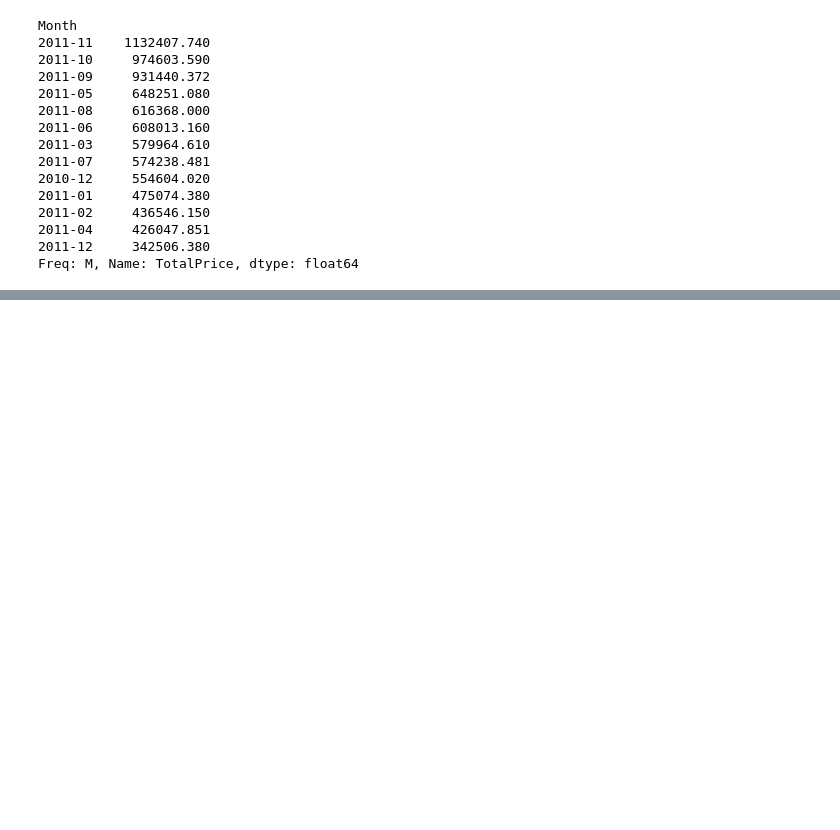
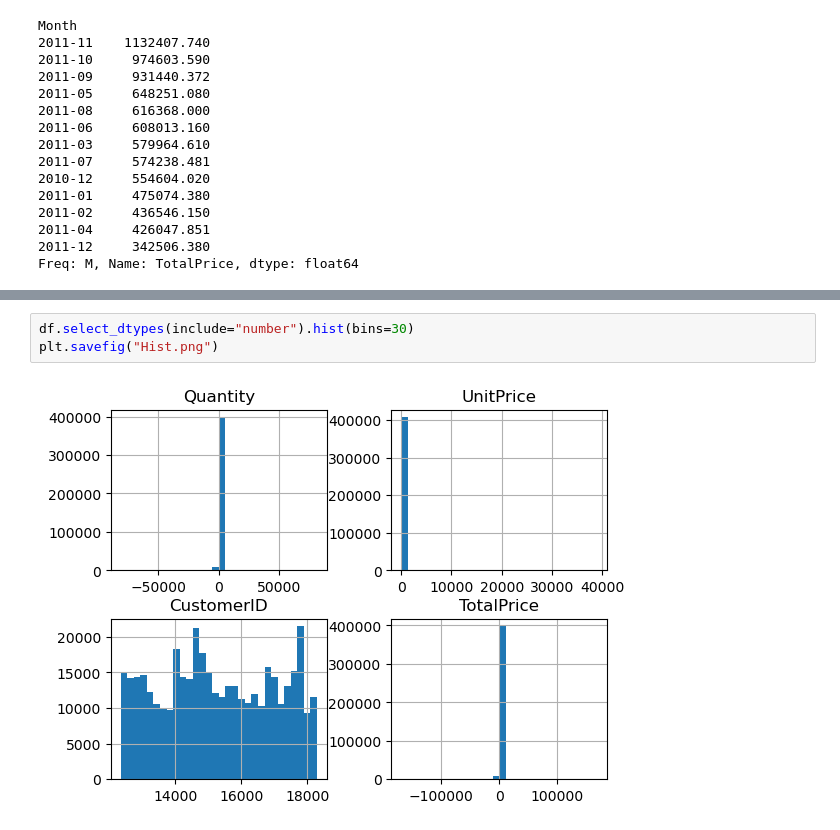
Before and after one commit to Ayush080-bct/E-commerce-Data-Analysis, a Jupyter notebook: notebook/02_exploratory_analysis.ipynb, the cells around one changed output, grey strips where cells are left out. Drawn from its saved outputs; the diff is of its cells as text; blank space fills up the shorter version.

```diff
--- a/notebook/02_exploratory_analysis.ipynb
+++ b/notebook/02_exploratory_analysis.ipynb
@@ -358,0 +369,5 @@ Freq: M, Name: TotalPrice, dtype: float64
+# %%
+df.select_dtypes(include="number").hist(bins=30)
+plt.savefig("Hist.png")
+# %% [output]
+[figure, added]
```
Also changed, not shown: parts of 36 cells of this notebook, 3 other files.
